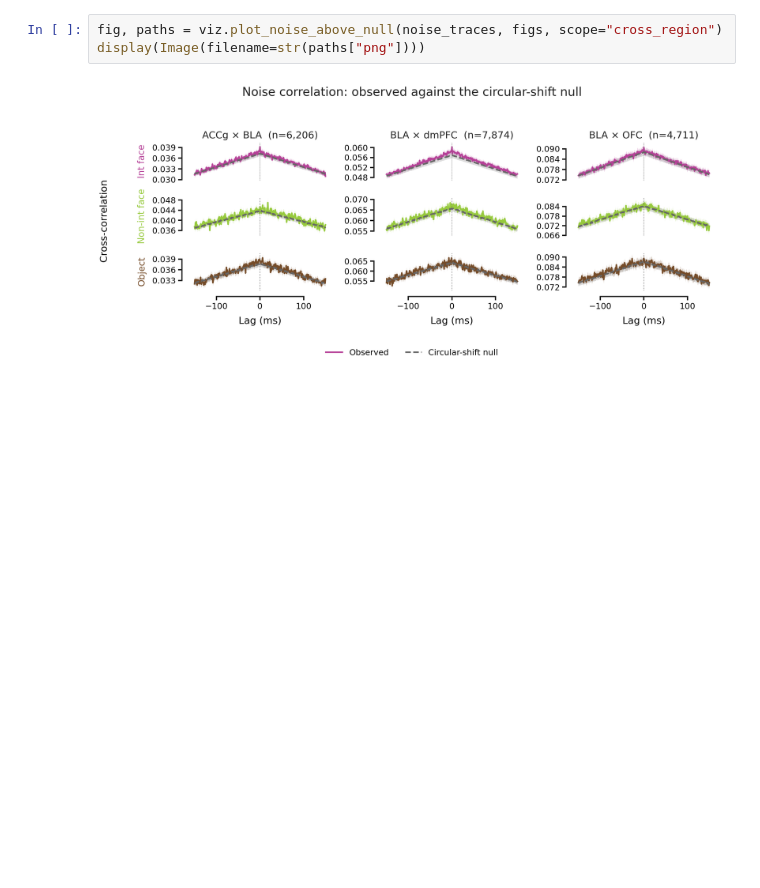
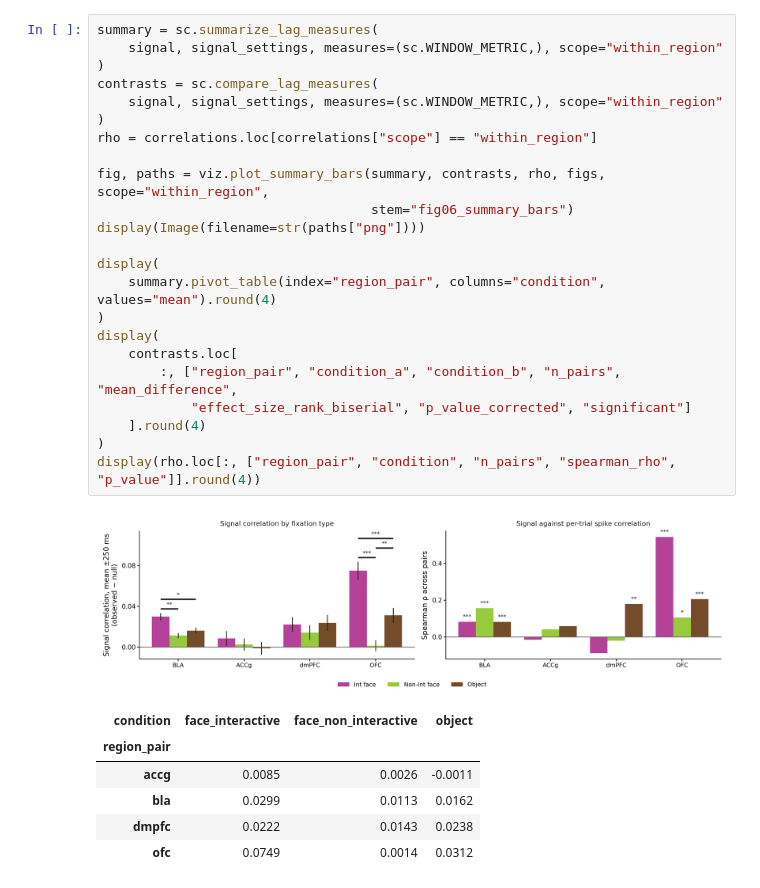
Before and after one commit to gprabaha/dal_monte_2022_analysis, a Jupyter notebook: notebooks/pair_correlation_overview/pair_correlation_overview.ipynb, the cells around one changed output. Drawn from its saved outputs; the diff is of its cells as text; blank space fills up the shorter version.

```diff
--- a/notebooks/pair_correlation_overview/pair_correlation_overview.ipynb
+++ b/notebooks/pair_correlation_overview/pair_correlation_overview.ipynb
@@ -361,5 +619,31 @@ display(Image(filename=str(paths["png"])))
 # %%
-fig, paths = viz.plot_noise_above_null(noise_traces, figs, scope="cross_region")
+summary = sc.summarize_lag_measures(
+    signal, signal_settings, measures=(sc.WINDOW_METRIC,), scope="within_region"
+)
+contrasts = sc.compare_lag_measures(
+    signal, signal_settings, measures=(sc.WINDOW_METRIC,), scope="within_region"
+)
+rho = correlations.loc[correlations["scope"] == "within_region"]
+
+fig, paths = viz.plot_summary_bars(summary, contrasts, rho, figs, scope="within_region",
+                                   stem="fig06_summary_bars")
 display(Image(filename=str(paths["png"])))
+
+display(
+    summary.pivot_table(index="region_pair", columns="condition", values="mean").round(4)
+)
+display(
+    contrasts.loc[
+        :, ["region_pair", "condition_a", "condition_b", "n_pairs", "mean_difference",
+            "effect_size_rank_biserial", "p_value_corrected", "significant"]
+    ].round(4)
+)
+display(rho.loc[:, ["region_pair", "condition", "n_pairs", "spearman_rho", "p_value"]].round(4))
 # %% [output]
-[figure, old version]
+[figure, new version]
+| condition | face_interactive | face_non_interactive | object |
+| region_pair |  |  |  |
+| accg | 0.0085 | 0.0026 | -0.0011 |
+| bla | 0.0299 | 0.0113 | 0.0162 |
+| dmpfc | 0.0222 | 0.0143 | 0.0238 |
+| ofc | 0.0749 | 0.0014 | 0.0312 |
```
Also changed, not shown: parts of 26 cells of this notebook, 1 other file.
